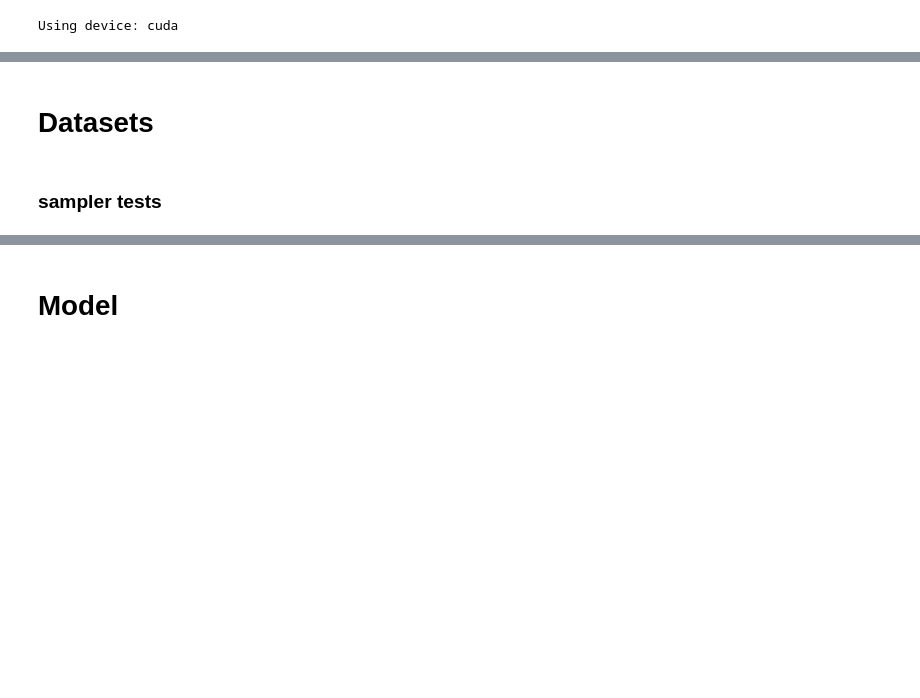
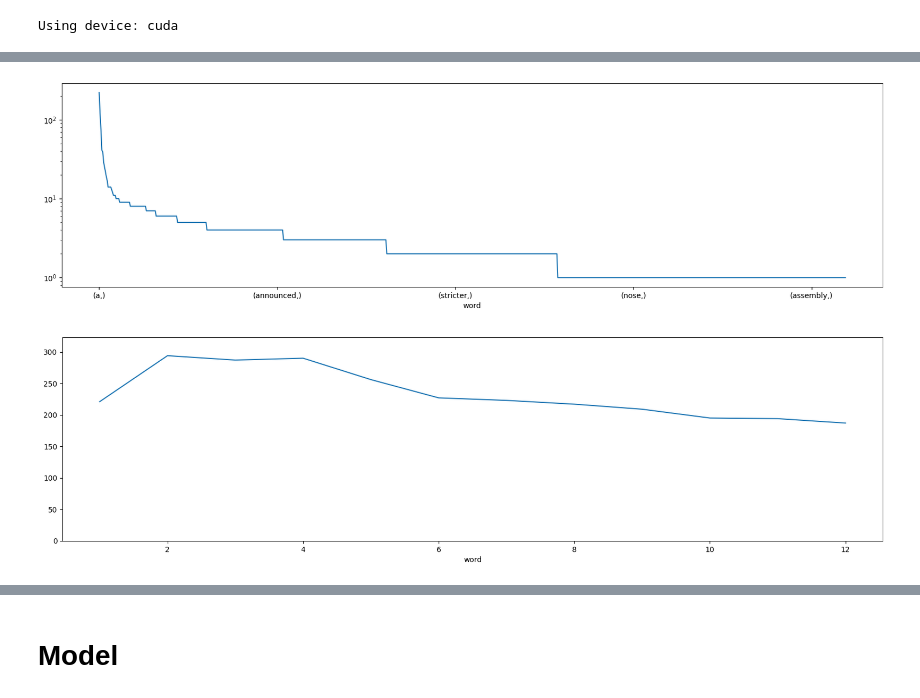
Before and after one commit to jGrzyb/handwriting_recognition, a Jupyter notebook: hand.ipynb, the cells around one changed output, grey strips where cells are left out. Drawn from its saved outputs; the diff is of its cells as text; code cells hidden in the pictures; blank space fills up the shorter version.

Commit message:
h5 dataset + tidy

```diff
--- a/hand.ipynb
+++ b/hand.ipynb
@@ -244,2 +72,0 @@ class History:
-# %% [markdown]
-# Datasets
@@ -273,7 +72,0 @@ class HandWritingDataset(datasets.ImageFolder):
-# %%
-def collate_fn(batch):
-    images, labels = zip(*batch)
-    images = torch.stack(images, dim=0)  # Stack images into a single tensor
-    lengths = torch.tensor([len(label) for label in labels])  # Original lengths of labels
-    labels = pad_sequence(labels, batch_first=True, padding_value=0)  # Pad labels
-    return images, labels
@@ -299,3 +73,30 @@ def create_sampler(dataset: datasets.ImageFolder, epsilon: float=0.004):
-# %% [markdown]
-### sampler tests
+# %%
+sampler_dataset = HandWritingDataset(root='words_data/test', transform=transform, label_transofrm=Params.encode_string)
+
+dist_loader = DataLoader(
+    sampler_dataset,
+    batch_size=64,
+    num_workers=4,
+    sampler=sampler_dataset.create_sampler(0.001),
+    collate_fn=collate_fn,
+)
+
+
+repeat = 1
+results = []
+for waiting in range(repeat):
+    for i, (ims, labels) in enumerate(dist_loader):
+        results.extend([Params.decode_string(i) for i in labels.tolist()])
+
+res_df = pd.DataFrame(results, columns=['word'])
+
+(res_df.value_counts() / repeat).plot(figsize=(20, 5), logy=True)
+plt.show()
+
+res_df = res_df['word'].apply(len).value_counts().sort_index() / repeat
+res_df.plot(ylim=(0, res_df.max() * 1.1), figsize=(20, 5))
+plt.show()
+# %% [output]
+[figure, added]
+[figure, added]
 # %%
```
Also changed, not shown: parts of 45 cells of this notebook, 7 other files.
